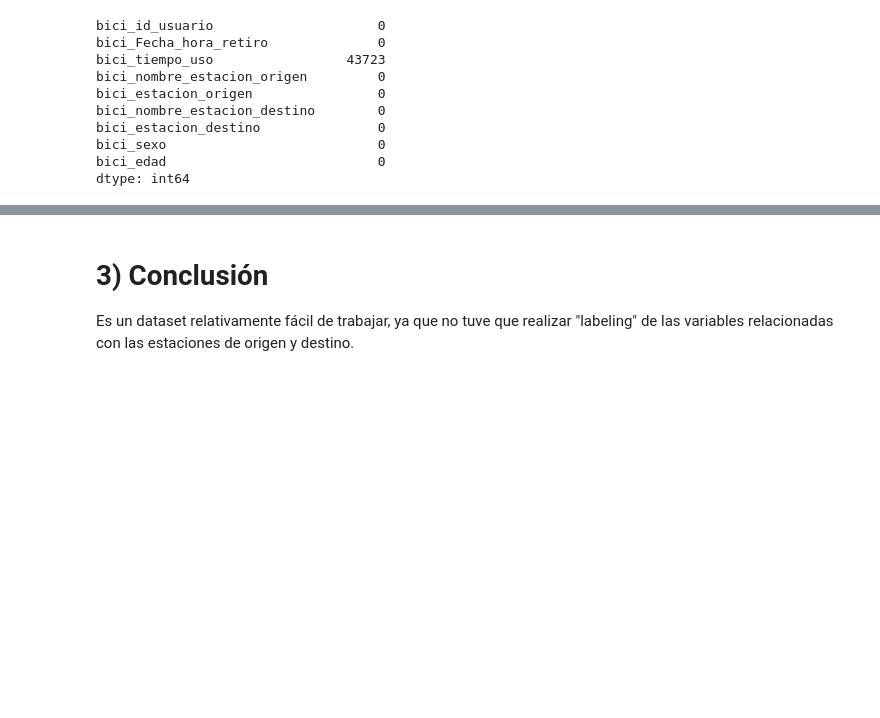
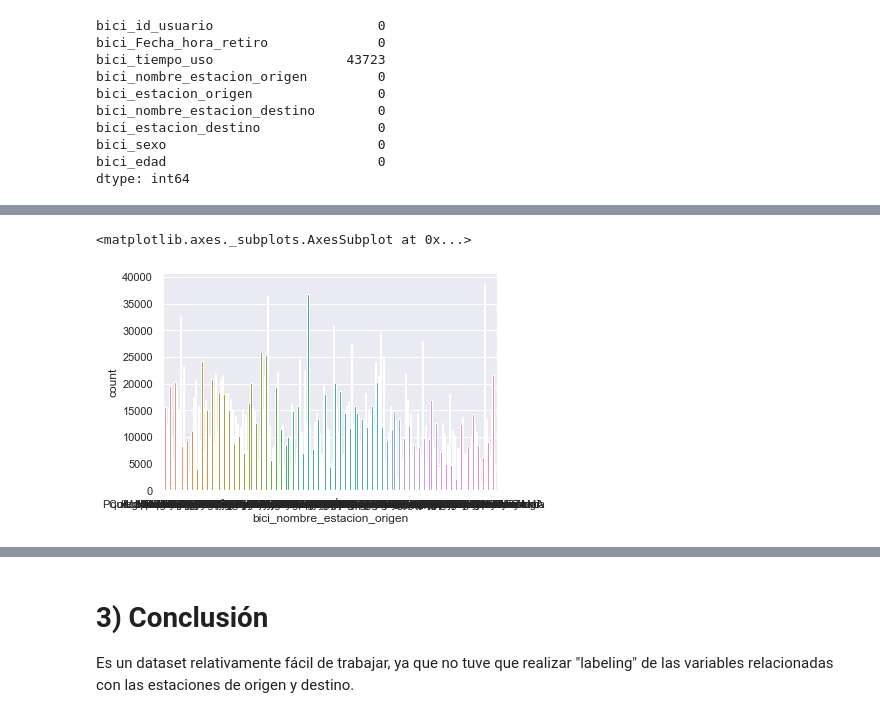
Before and after one commit to fpaterson/Acamica-Data-Science, a Jupyter notebook: Presentación personal/Presentación personal, dataset bicis.ipynb, the cells around one changed output, grey strips where cells are left out. Saved outputs shown, nothing was run; the diff lists cells and outputs as text; code cells hidden in the pictures; blank space fills up the shorter version.

```diff
--- a/Presentación personal/Presentación personal, dataset bicis.ipynb
+++ b/Presentación personal/Presentación personal, dataset bicis.ipynb
@@ -117,2 +124,8 @@ dtype: int64
 # %%
 #2.
+# %%
+#3.1
+sns.countplot("bici_nombre_estacion_origen", data=df) #No se vé nada y no sé cómo agrandarlo
+# %% [output]
+<matplotlib.axes._subplots.AxesSubplot at 0x...>
+[figure, added]
```
Also changed, not shown: parts of 9 cells of this notebook, 1 other file.
